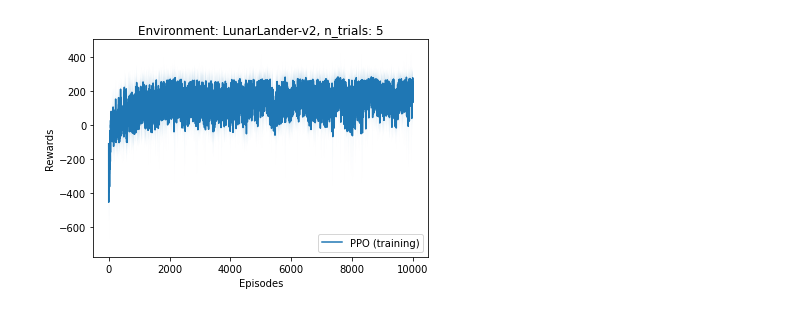
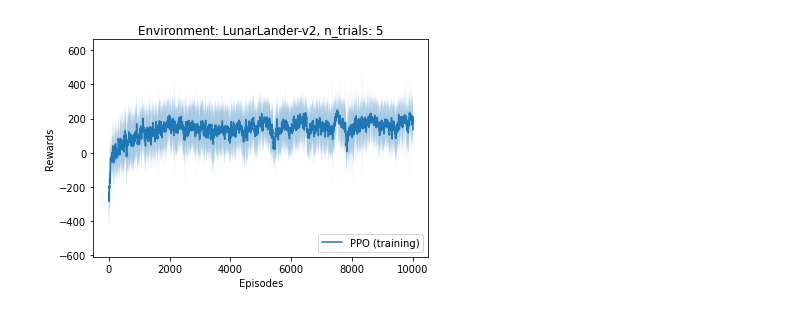
Before and after one commit to bhargavCSSE/adv-RL, a Jupyter notebook: PPO/plotter_matplotlib.ipynb, the cells around one changed output. Saved outputs shown, nothing was run; the diff lists cells and outputs as text; code cells hidden in the pictures.

```diff
--- a/PPO/plotter_matplotlib.ipynb
+++ b/PPO/plotter_matplotlib.ipynb
@@ -41,16 +52,20 @@ std_vals_6 = plotdata_6.std(axis=1)
 # %%
+radius = 10
+mean_vals = smoothing(mean_vals_1, radius)
+std_vals = smoothing(std_vals_1, radius=1)
+
 plt.figure()
 
 plt.title("Environment: LunarLander-v2, n_trials: 5")
 plt.xlabel("Episodes")
 plt.ylabel("Rewards")
 
-plt.plot(train_x, mean_vals_1, label='PPO (training)')
-plt.fill_between(train_x, mean_vals_1-std_vals_1, mean_vals_1+std_vals_1, alpha=0.2)
+plt.plot(train_x, mean_vals, label='PPO (training)')
+plt.fill_between(train_x, mean_vals-std_vals, mean_vals+std_vals, alpha=0.4)
 
 plt.legend(loc='lower right')
 
 plt.savefig('plots/LunarLander10000-train')
 plt.show()
 # %% [output]
-[figure, old version]
+[figure, new version]
```
Also changed, not shown: parts of 9 cells of this notebook, 18 other files.
